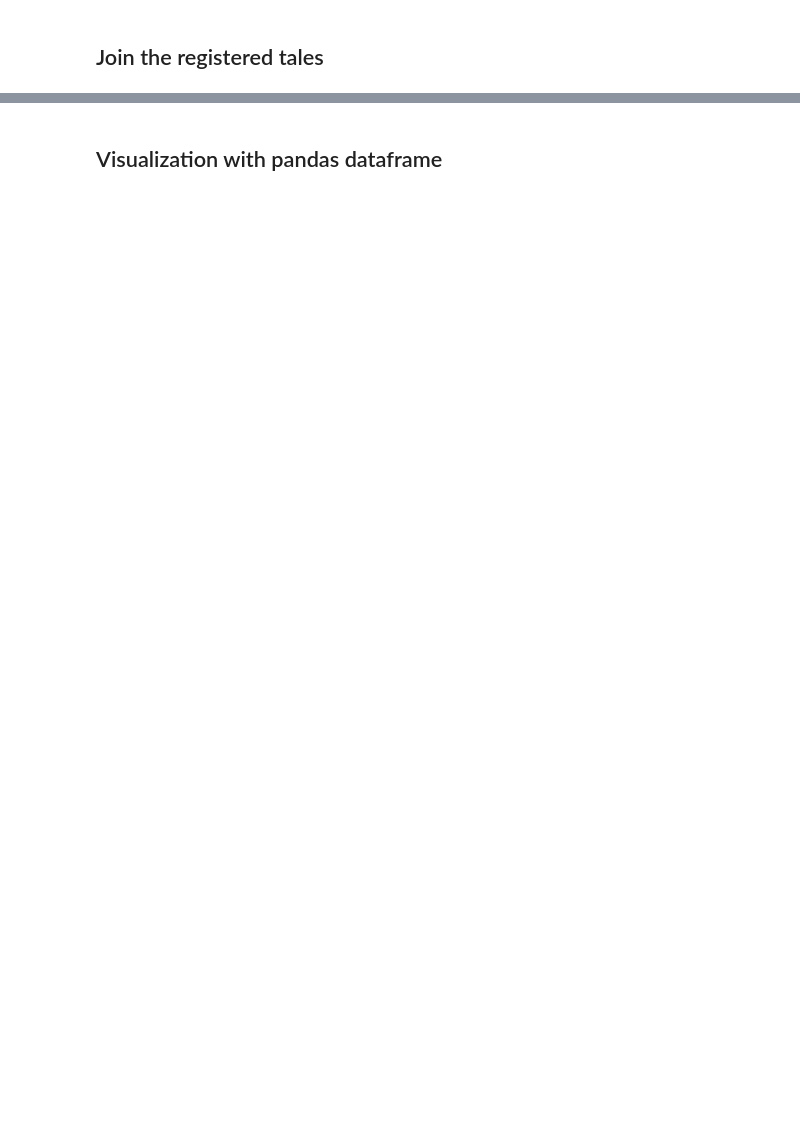
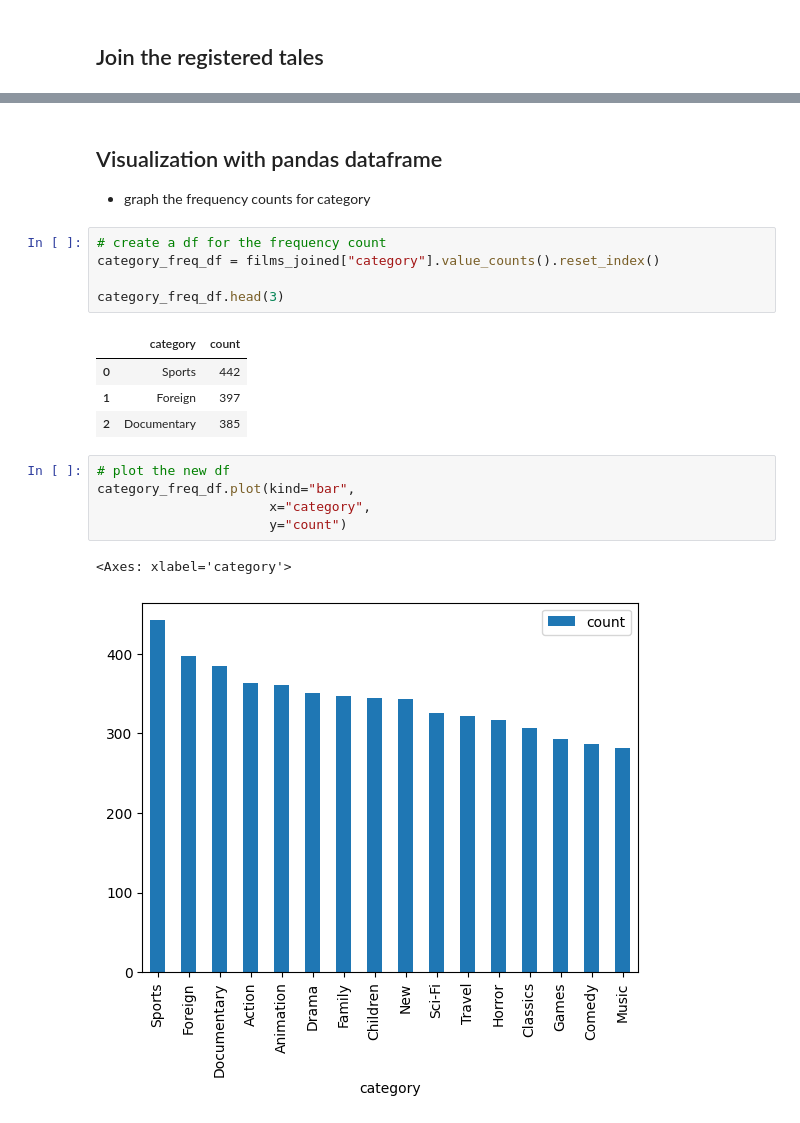
Before and after one commit to mirandalyng/SQL_DE25, a Jupyter notebook: code_along_lectures/lecture_5_dec_query_sakila/pandas_duckdb.ipynb, the cells around one changed output, grey strips where cells are left out. Cells and saved outputs as stored; diff of their text form; blank space fills up the shorter version.

Commit message:
added plotting

```diff
--- a/code_along_lectures/lecture_5_dec_query_sakila/pandas_duckdb.ipynb
+++ b/code_along_lectures/lecture_5_dec_query_sakila/pandas_duckdb.ipynb
@@ -140,2 +195,22 @@ films_joined.head(2)
 # %% [markdown]
 ## Visualization with pandas dataframe
+
+- graph the frequency counts for category
+# %%
+# create a df for the frequency count
+category_freq_df = films_joined["category"].value_counts().reset_index()
+
+category_freq_df.head(3)
+# %% [output]
+|  | category | count |
+| 0 | Sports | 442 |
+| 1 | Foreign | 397 |
+| 2 | Documentary | 385 |
+# %%
+# plot the new df
+category_freq_df.plot(kind="bar",
+                      x="category",
+                      y="count")
+# %% [output]
+<Axes: xlabel='category'>
+[figure, added]
```
Also changed, not shown: parts of 8 cells of this notebook.
